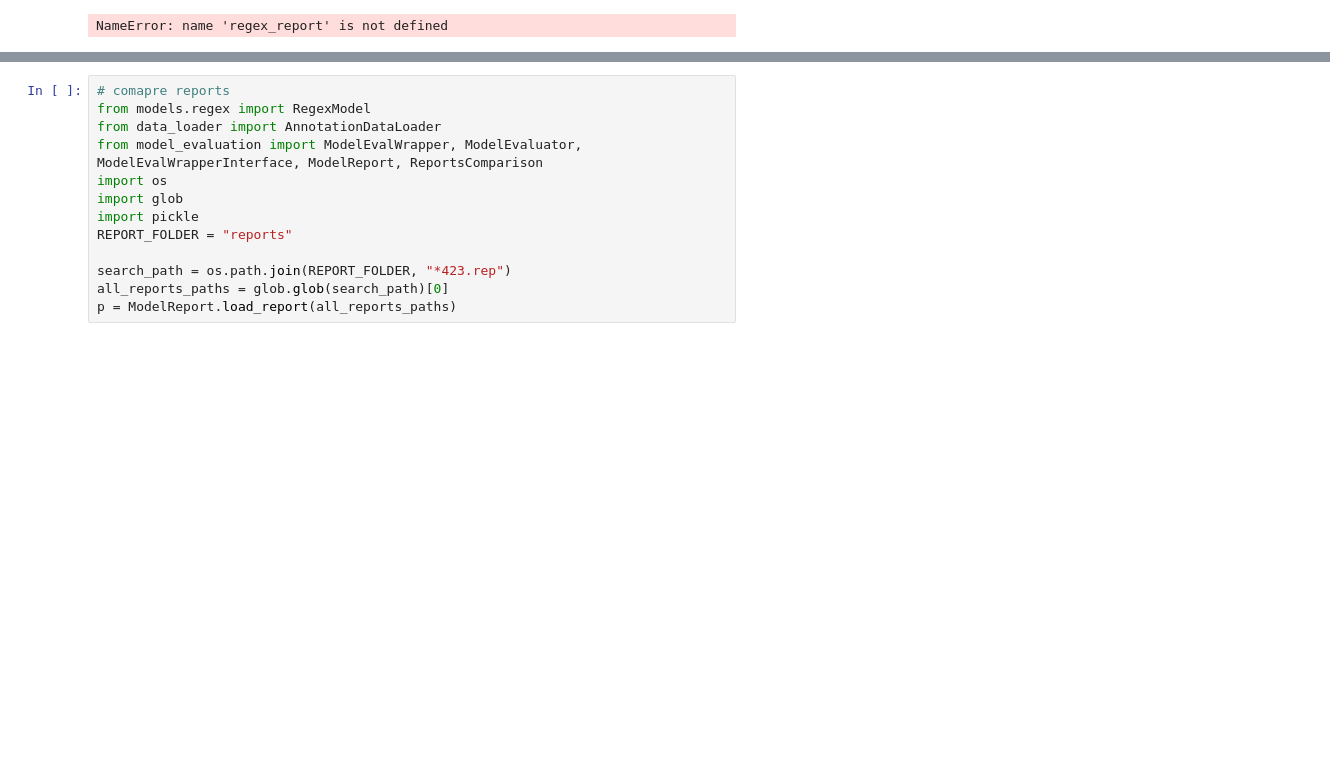
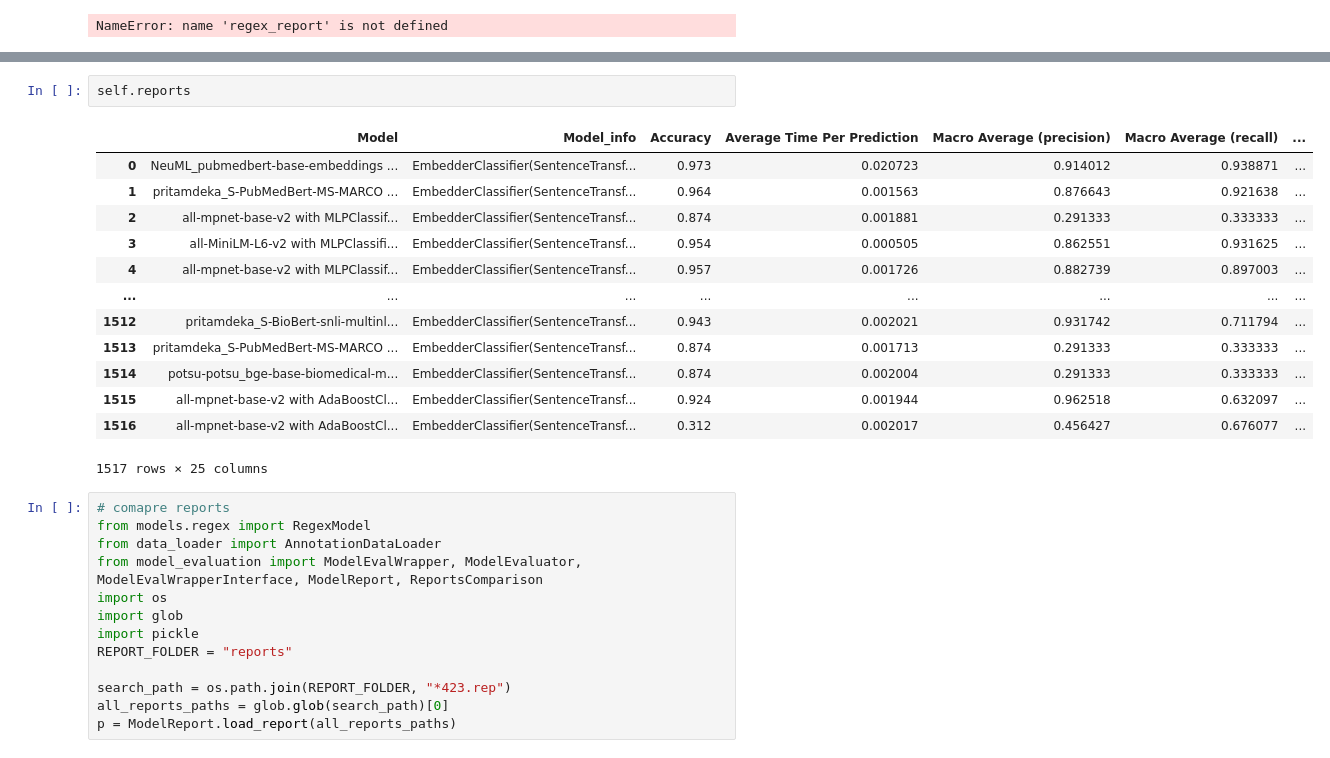
Before and after one commit to ElonGawi/Viral-Annotation-Classifier, a Jupyter notebook: evaluate_models.ipynb, the cells around one changed output, grey strips where cells are left out. Drawn from its saved outputs; the diff is of its cells as text; blank space fills up the shorter version.

```diff
--- a/evaluate_models.ipynb
+++ b/evaluate_models.ipynb
@@ -83,3 +375,19 @@ report_compare.show_comparison_table()
+# %%
+self.reports
+# %% [output]
+|  | Model | Model_info | Accuracy | Average Time Per Prediction | Macro Average (precision) | Macro Average (recall) | ... |
+| 0 | NeuML_pubmedbert-base-embeddings ... | EmbedderClassifier(SentenceTransf... | 0.973 | 0.020723 | 0.914012 | 0.938871 | ... |
+| 1 | pritamdeka_S-PubMedBert-MS-MARCO ... | EmbedderClassifier(SentenceTransf... | 0.964 | 0.001563 | 0.876643 | 0.921638 | ... |
+| 2 | all-mpnet-base-v2 with MLPClassif... | EmbedderClassifier(SentenceTransf... | 0.874 | 0.001881 | 0.291333 | 0.333333 | ... |
+| 3 | all-MiniLM-L6-v2 with MLPClassifi... | EmbedderClassifier(SentenceTransf... | 0.954 | 0.000505 | 0.862551 | 0.931625 | ... |
+| 4 | all-mpnet-base-v2 with MLPClassif... | EmbedderClassifier(SentenceTransf... | 0.957 | 0.001726 | 0.882739 | 0.897003 | ... |
+| ... | ... | ... | ... | ... | ... | ... | ... |
+| 1512 | pritamdeka_S-BioBert-snli-multinl... | EmbedderClassifier(SentenceTransf... | 0.943 | 0.002021 | 0.931742 | 0.711794 | ... |
+| 1513 | pritamdeka_S-PubMedBert-MS-MARCO ... | EmbedderClassifier(SentenceTransf... | 0.874 | 0.001713 | 0.291333 | 0.333333 | ... |
+| 1514 | potsu-potsu_bge-base-biomedical-m... | EmbedderClassifier(SentenceTransf... | 0.874 | 0.002004 | 0.291333 | 0.333333 | ... |
+| 1515 | all-mpnet-base-v2 with AdaBoostCl... | EmbedderClassifier(SentenceTransf... | 0.924 | 0.001944 | 0.962518 | 0.632097 | ... |
+| 1516 | all-mpnet-base-v2 with AdaBoostCl... | EmbedderClassifier(SentenceTransf... | 0.312 | 0.002017 | 0.456427 | 0.676077 | ... |
+1517 rows × 25 columns
 # %%
 # comapre reports
 from models.regex import RegexModel
```
Also changed, not shown: parts of 31 cells of this notebook, 11 other files.
